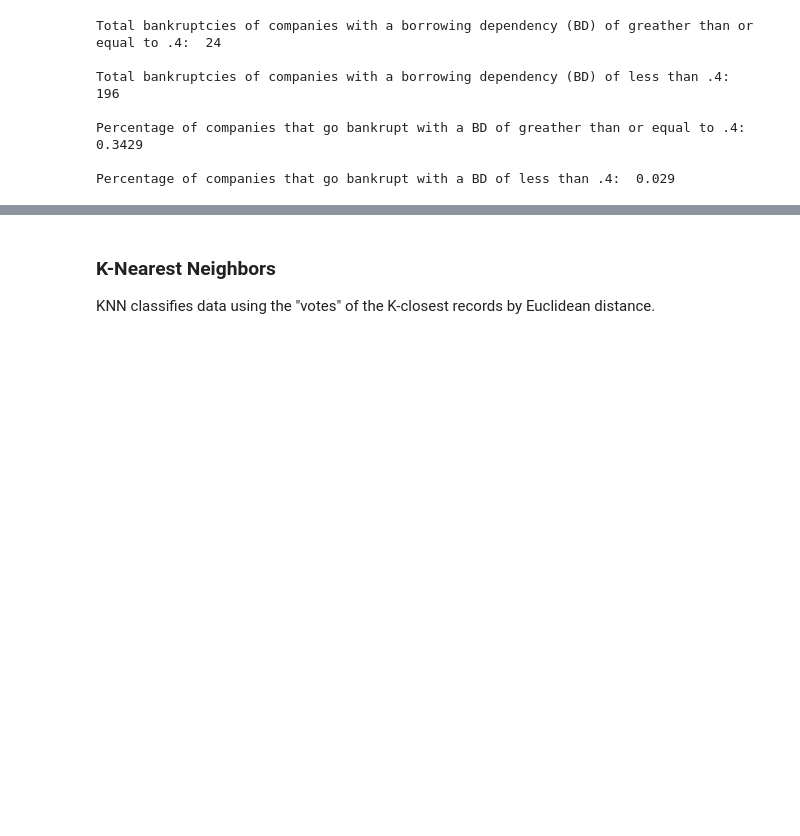
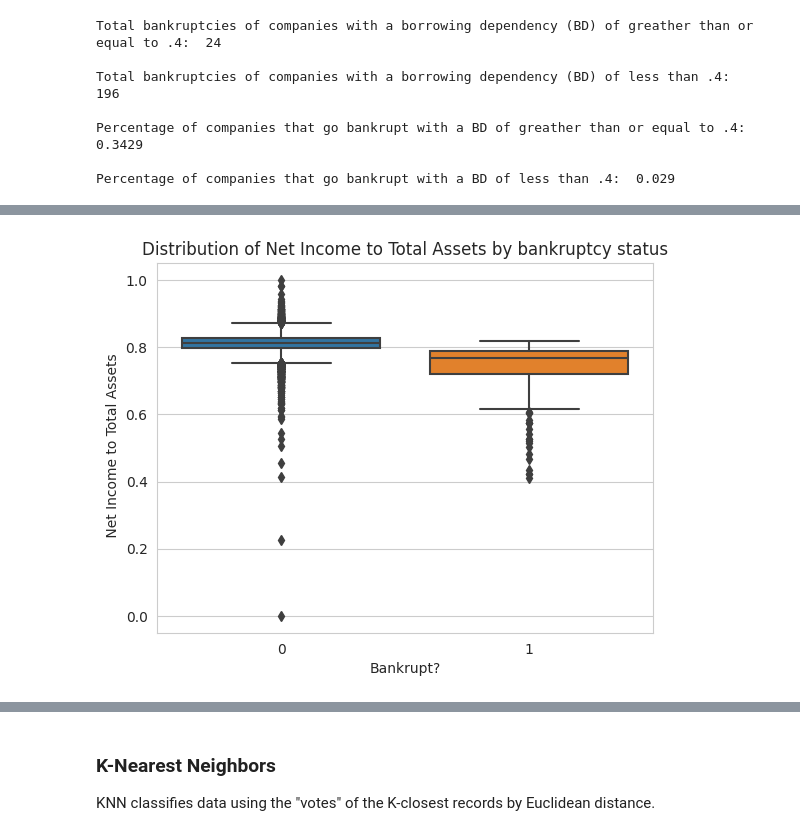
Before and after one commit to attruong00/ml-final, a Jupyter notebook: Ben_KNN_model.ipynb, the cells around one changed output, grey strips where cells are left out. Saved outputs shown, nothing was run; the diff lists cells and outputs as text; code cells hidden in the pictures; blank space fills up the shorter version.

```diff
--- a/Ben_KNN_model.ipynb
+++ b/Ben_KNN_model.ipynb
@@ -211,0 +223,8 @@ Percentage of companies that go bankrupt with a BD of less than .4:  0.029
+# %%
+# box plot comparing Net Income to Total Assets
+sns.boxplot(x='Bankrupt?', y=' Net Income to Total Assets', data=data)
+sns.set_style("whitegrid")
+plt.title('Distribution of Net Income to Total Assets by bankruptcy status')
+plt.show()
+# %% [output]
+[figure, added]
```
Also changed, not shown: parts of 5 cells of this notebook.
